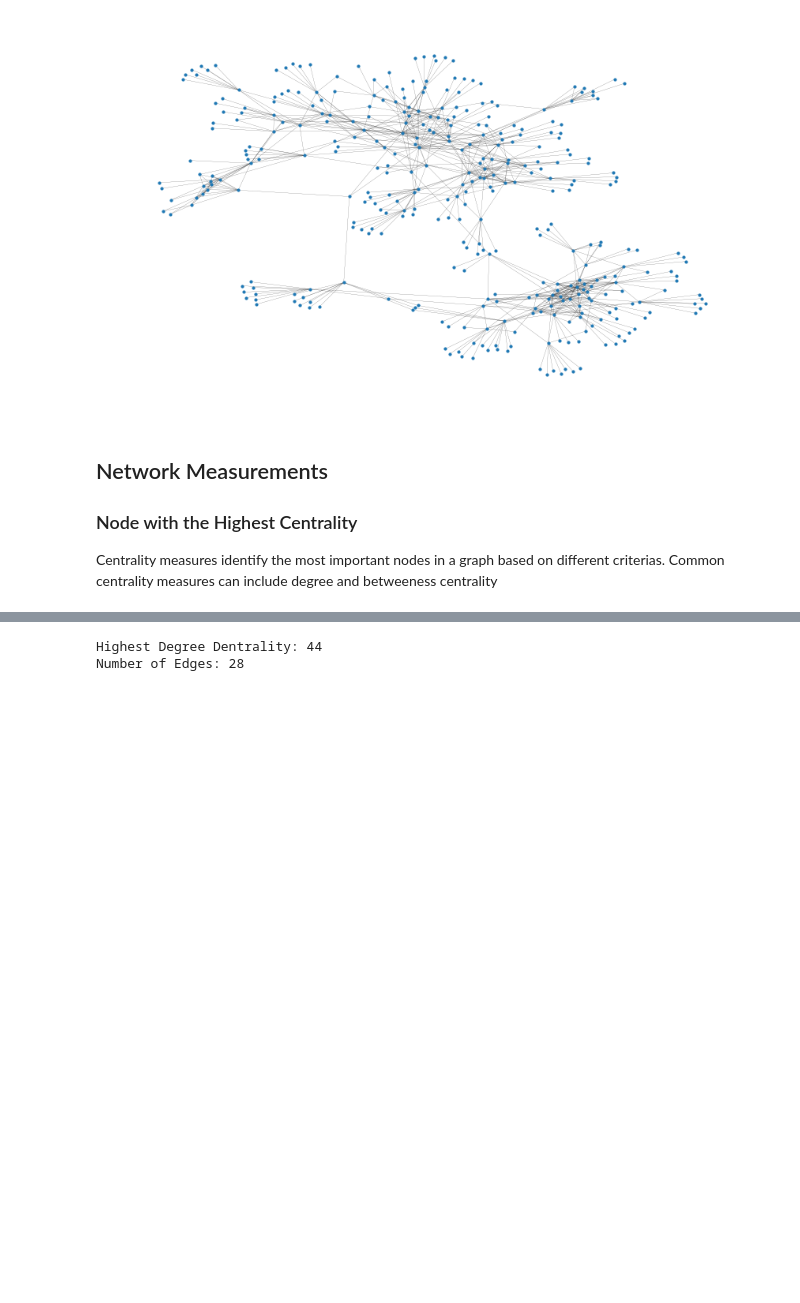
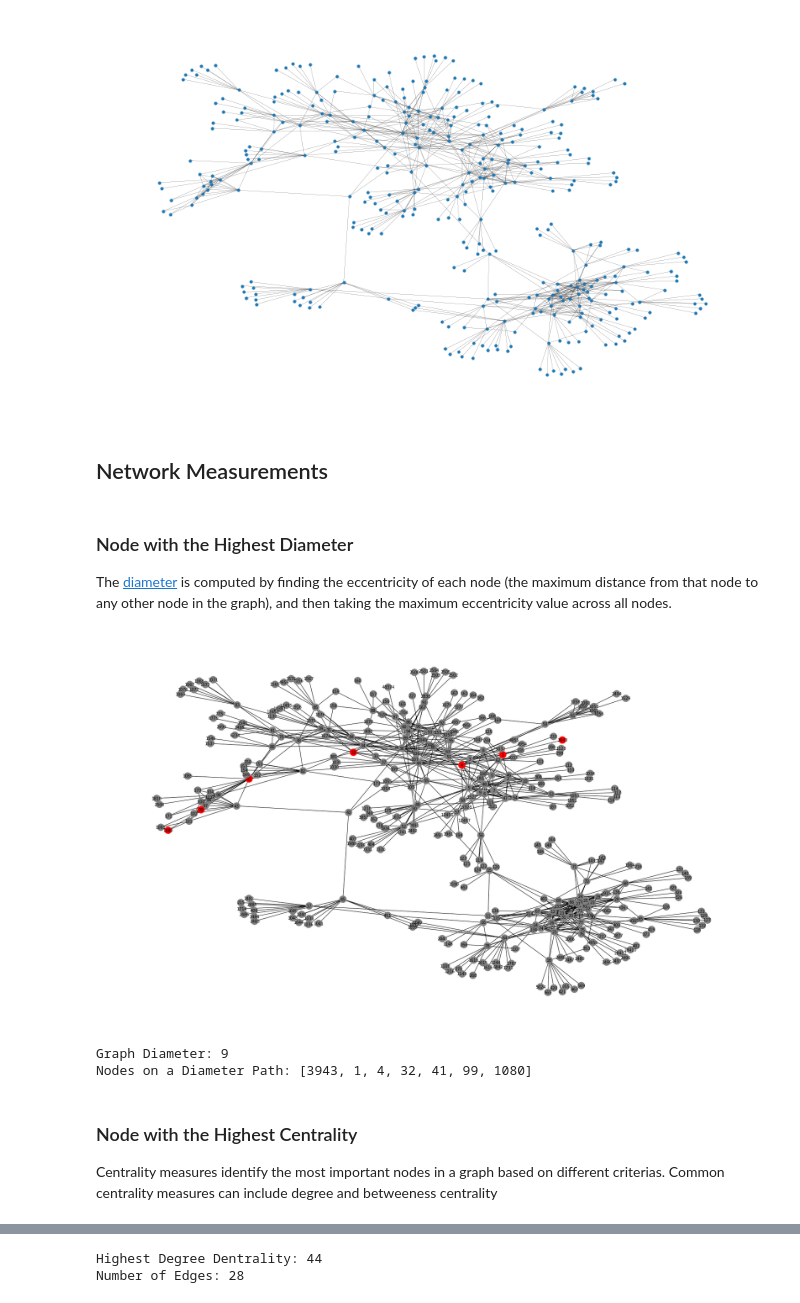
Before and after one commit to hellojohncruz/DATA-620, a Jupyter notebook: Graph Visualization/Graph Visualization.ipynb, the cells around one changed output, grey strips where cells are left out. Cells and saved outputs as stored; diff of their text form; code cells hidden in the pictures; blank space fills up the shorter version.

```diff
--- a/Graph Visualization/Graph Visualization.ipynb
+++ b/Graph Visualization/Graph Visualization.ipynb
@@ -131,9 +129,36 @@ nx.draw_networkx(G, pos=nx.spring_layout(G, seed=123), ax=ax, **plot_options)
 [figure]
 # %% [markdown]
 ## Network Measurements
-
-### Node with the Highest Centrality
-Centrality measures identify the most important nodes in a graph based on different criterias. Common centrality measures can include degree and betweeness centrality
+# %% [markdown]
+### Node with the Highest Diameter
+
+The [diameter](https://networkx.org/documentation/stable/reference/algorithms/generated/networkx.algorithms.distance_measures.diameter.html) is computed by finding the eccentricity of each node (the maximum distance from that node to any other node in the graph), and then taking the maximum eccentricity value across all nodes.
+# %%
+pos = nx.spring_layout(G, seed=123)
+
+diameter = nx.diameter(G)
+periphery = nx.periphery(G)
+
+shortest_path = nx.shortest_path(G, source=periphery[0], target=periphery[-1])
+
+node_colors = ['red' if node in shortest_path else 'gray' for node in G.nodes]
+
+fig, ax = plt.subplots(figsize=(30, 18))
+ax.axis("off")
+
+nx.draw(G, pos, with_labels=True, node_color=node_colors, node_size=300, font_size=10)
+
+plt.show()
+
+print(f"Graph Diameter: {diameter}")
+print(f"Nodes on a Diameter Path: {shortest_path}")
+# %% [output]
+[figure, added]
+Graph Diameter: 9
+Nodes on a Diameter Path: [3943, 1, 4, 32, 41, 99, 1080]
+# %% [markdown]
+### Node with the Highest Centrality
+Centrality measures identify the most important nodes in a graph based on different criterias. Common centrality measures can include degree and betweeness centrality
 # %% [markdown]
 ### Degree Centrality
 
```
Also changed, not shown: parts of 6 cells of this notebook.
